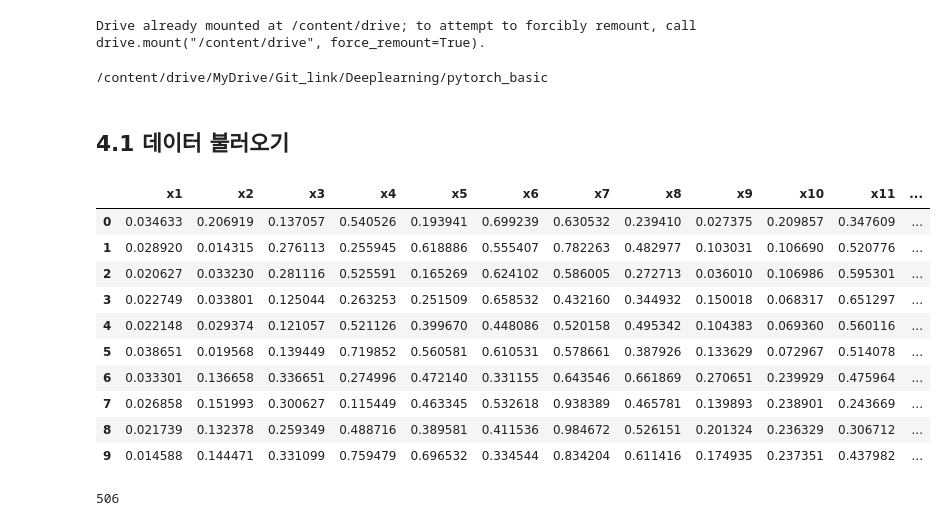
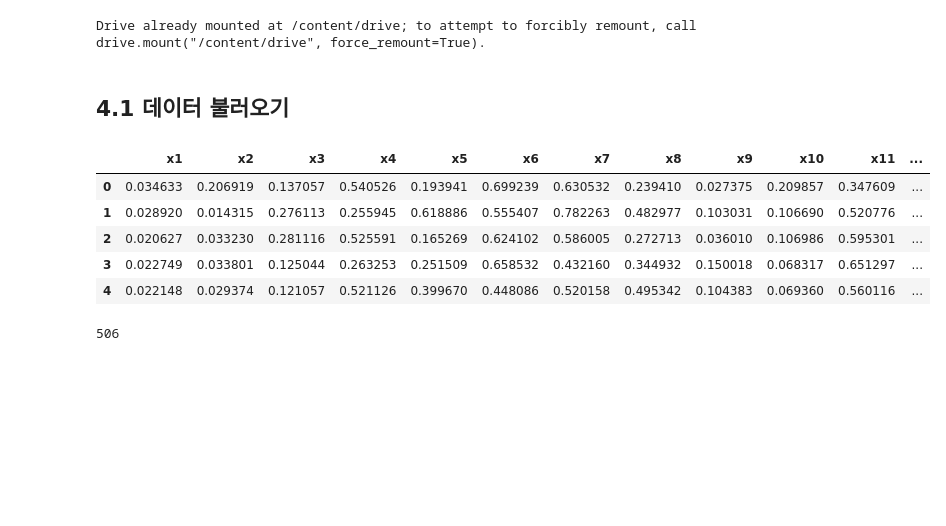
Before and after one commit to SEOINJAE/Deeplearning, a Jupyter notebook: pytorch_basic/4-1.Neural Networks.ipynb, the cells around one changed output. Cells and saved outputs as stored; diff of their text form; code cells hidden in the pictures; blank space fills up the shorter version.

```diff
--- a/pytorch_basic/4-1.Neural Networks.ipynb
+++ b/pytorch_basic/4-1.Neural Networks.ipynb
@@ -8,10 +10,6 @@ from google.colab import drive
 drive.mount('/content/drive')
 # %% [output]
 Drive already mounted at /content/drive; to attempt to forcibly remount, call drive.mount("/content/drive", force_remount=True).
-# %%
-cd/content/drive/MyDrive/Git_link/Deeplearning/pytorch_basic
-# %% [output]
-/content/drive/MyDrive/Git_link/Deeplearning/pytorch_basic
 # %%
 import pandas as pd # 데이터프레임 형태를 다룰 수 있는 라이브러리
 import numpy as np
@@ -38,20 +36,15 @@ df = pd.read_csv(PATH, index_col=[0])
 # %%
 # 데이터프레임 보여주기
 # df.head()는 상위 5줄만 보여준다.
 # df.head(10) 괄호 안에 숫자 10을 넣으면 10줄을 보여준다.
-df.head(10)
+df.head(5)
 # %% [output]
 |  | x1 | x2 | x3 | x4 | x5 | x6 | x7 | x8 | x9 | x10 | x11 | ... |
 | 0 | 0.034633 | 0.206919 | 0.137057 | 0.540526 | 0.193941 | 0.699239 | 0.630532 | 0.239410 | 0.027375 | 0.209857 | 0.347609 | ... |
 | 1 | 0.028920 | 0.014315 | 0.276113 | 0.255945 | 0.618886 | 0.555407 | 0.782263 | 0.482977 | 0.103031 | 0.106690 | 0.520776 | ... |
 | 2 | 0.020627 | 0.033230 | 0.281116 | 0.525591 | 0.165269 | 0.624102 | 0.586005 | 0.272713 | 0.036010 | 0.106986 | 0.595301 | ... |
 | 3 | 0.022749 | 0.033801 | 0.125044 | 0.263253 | 0.251509 | 0.658532 | 0.432160 | 0.344932 | 0.150018 | 0.068317 | 0.651297 | ... |
 | 4 | 0.022148 | 0.029374 | 0.121057 | 0.521126 | 0.399670 | 0.448086 | 0.520158 | 0.495342 | 0.104383 | 0.069360 | 0.560116 | ... |
-| 5 | 0.038651 | 0.019568 | 0.139449 | 0.719852 | 0.560581 | 0.610531 | 0.578661 | 0.387926 | 0.133629 | 0.072967 | 0.514078 | ... |
-| 6 | 0.033301 | 0.136658 | 0.336651 | 0.274996 | 0.472140 | 0.331155 | 0.643546 | 0.661869 | 0.270651 | 0.239929 | 0.475964 | ... |
-| 7 | 0.026858 | 0.151993 | 0.300627 | 0.115449 | 0.463345 | 0.532618 | 0.938389 | 0.465781 | 0.139893 | 0.238901 | 0.243669 | ... |
-| 8 | 0.021739 | 0.132378 | 0.259349 | 0.488716 | 0.389581 | 0.411536 | 0.984672 | 0.526151 | 0.201324 | 0.236329 | 0.306712 | ... |
-| 9 | 0.014588 | 0.144471 | 0.331099 | 0.759479 | 0.696532 | 0.334544 | 0.834204 | 0.611416 | 0.174935 | 0.237351 | 0.437982 | ... |
 # %%
 len(df)
 # %% [output]
```
Also changed, not shown: parts of 28 cells of this notebook, 1 other file.
